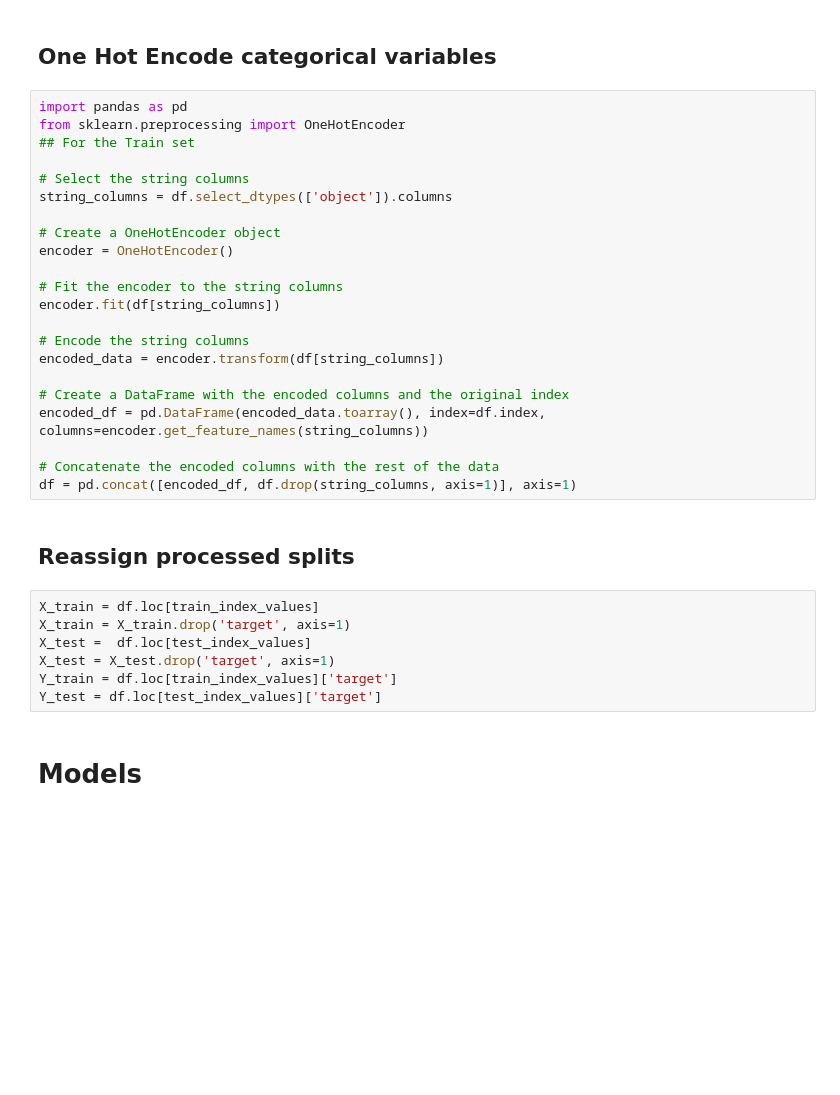
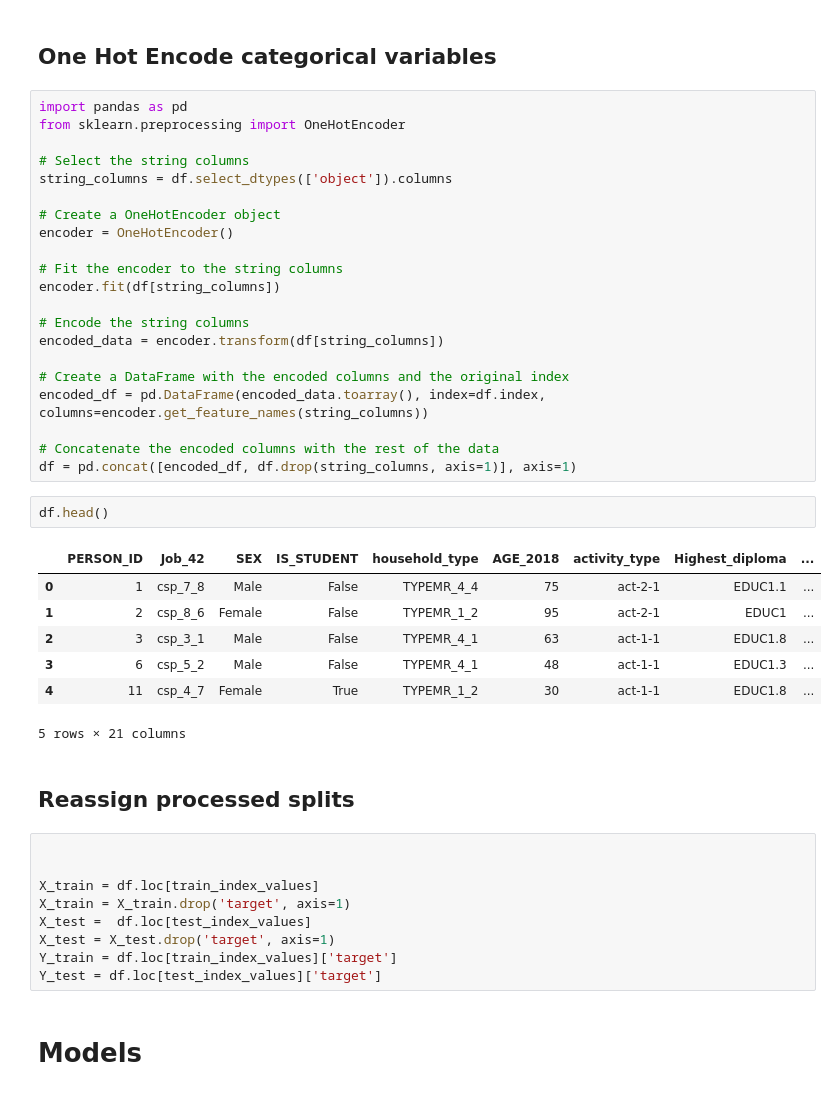
Before and after one commit to GaetanLF/MachineLearning-M2-QEA, a Jupyter notebook: ML_clean.ipynb, the cells around one changed output. Saved outputs shown, nothing was run; the diff lists cells and outputs as text; blank space fills up the shorter version.

```diff
--- a/ML_clean.ipynb
+++ b/ML_clean.ipynb
@@ -132,7 +158,6 @@ See the caveats in the documentation: https://pandas.pydata.org/pandas-docs/stab
 # %%
 import pandas as pd
 from sklearn.preprocessing import OneHotEncoder
-## For the Train set
 
 # Select the string columns
 string_columns = df.select_dtypes(['object']).columns
@@ -151,9 +176,21 @@ encoded_df = pd.DataFrame(encoded_data.toarray(), index=df.index, columns=encode
 
 # Concatenate the encoded columns with the rest of the data
 df = pd.concat([encoded_df, df.drop(string_columns, axis=1)], axis=1)
+# %%
+df.head()
+# %% [output]
+|  | PERSON_ID | Job_42 | SEX | IS_STUDENT | household_type | AGE_2018 | activity_type | Highest_diploma | ... |
+| 0 | 1 | csp_7_8 | Male | False | TYPEMR_4_4 | 75 | act-2-1 | EDUC1.1 | ... |
+| 1 | 2 | csp_8_6 | Female | False | TYPEMR_1_2 | 95 | act-2-1 | EDUC1 | ... |
+| 2 | 3 | csp_3_1 | Male | False | TYPEMR_4_1 | 63 | act-1-1 | EDUC1.8 | ... |
+| 3 | 6 | csp_5_2 | Male | False | TYPEMR_4_1 | 48 | act-1-1 | EDUC1.3 | ... |
+| 4 | 11 | csp_4_7 | Female | True | TYPEMR_1_2 | 30 | act-1-1 | EDUC1.8 | ... |
+5 rows × 21 columns
 # %% [markdown]
 ## Reassign processed splits
 # %%
+
+
 X_train = df.loc[train_index_values]
 X_train = X_train.drop('target', axis=1)
 X_test =  df.loc[test_index_values]
```
Also changed, not shown: parts of 11 cells of this notebook, 1 other file.
